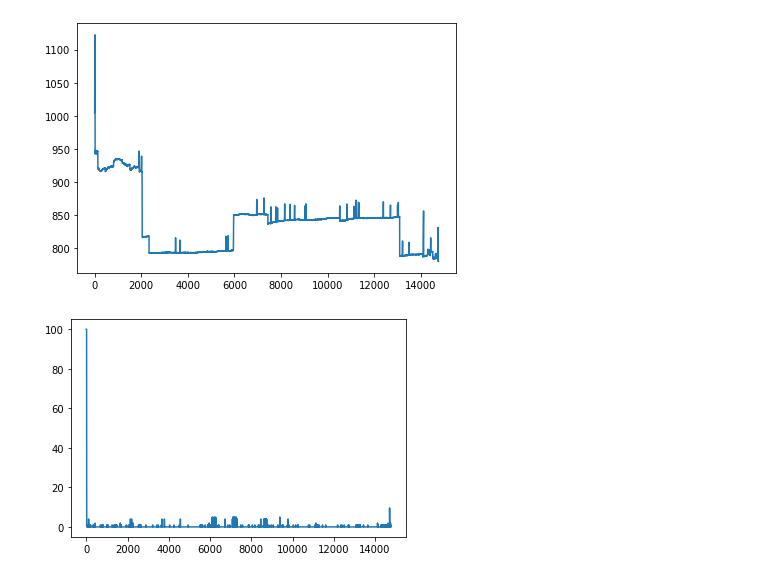
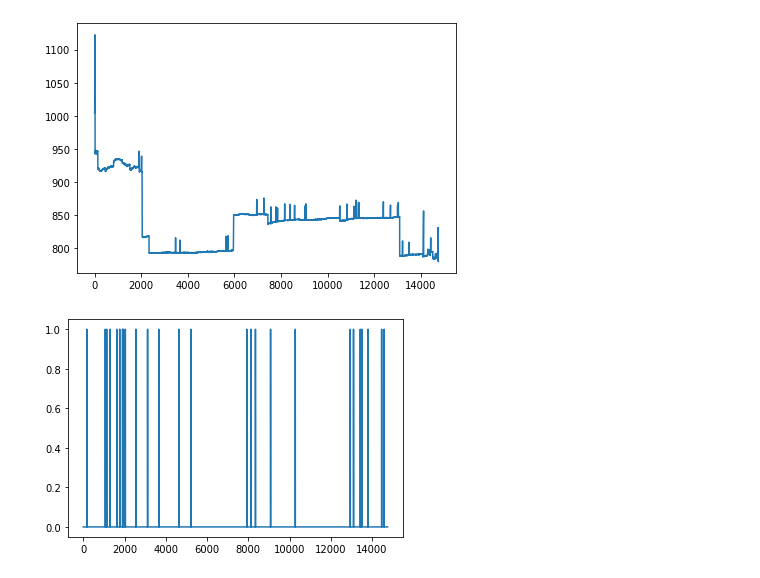
Before and after one commit to dipayan2/gmaude, a Jupyter notebook: DataAnalysis.ipynb, the cells around one changed output. Cells and saved outputs as stored; diff of their text form; code cells hidden in the pictures.

```diff
--- a/DataAnalysis.ipynb
+++ b/DataAnalysis.ipynb
@@ -76,7 +78,7 @@ plt.show()
 # %% [output]
 [figure]
 # %%
-plt.plot(cpu_dennis['0'])
+plt.plot(cpu_dennis['19'])
 plt.show()
 # %% [output]
-[figure, old version]
+[figure, new version]
```
Also changed, not shown: parts of 1 cell of this notebook, 2 other files.
